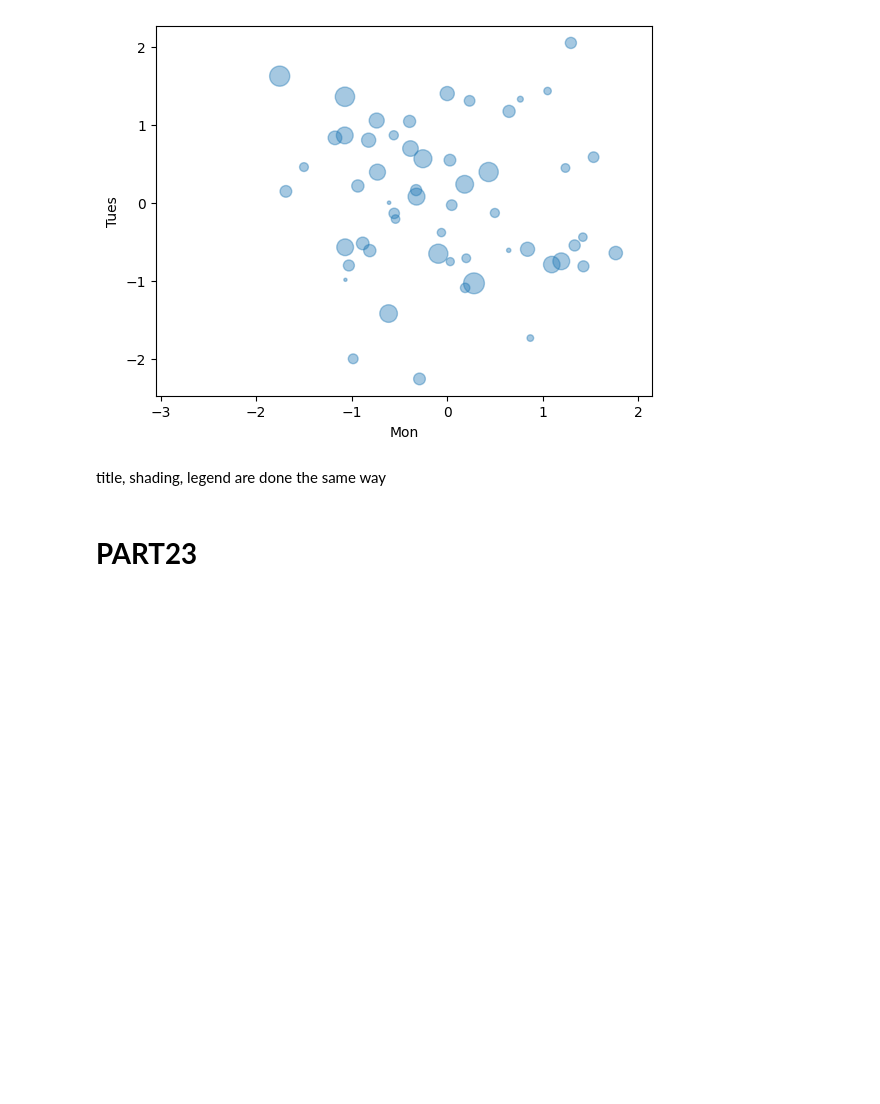
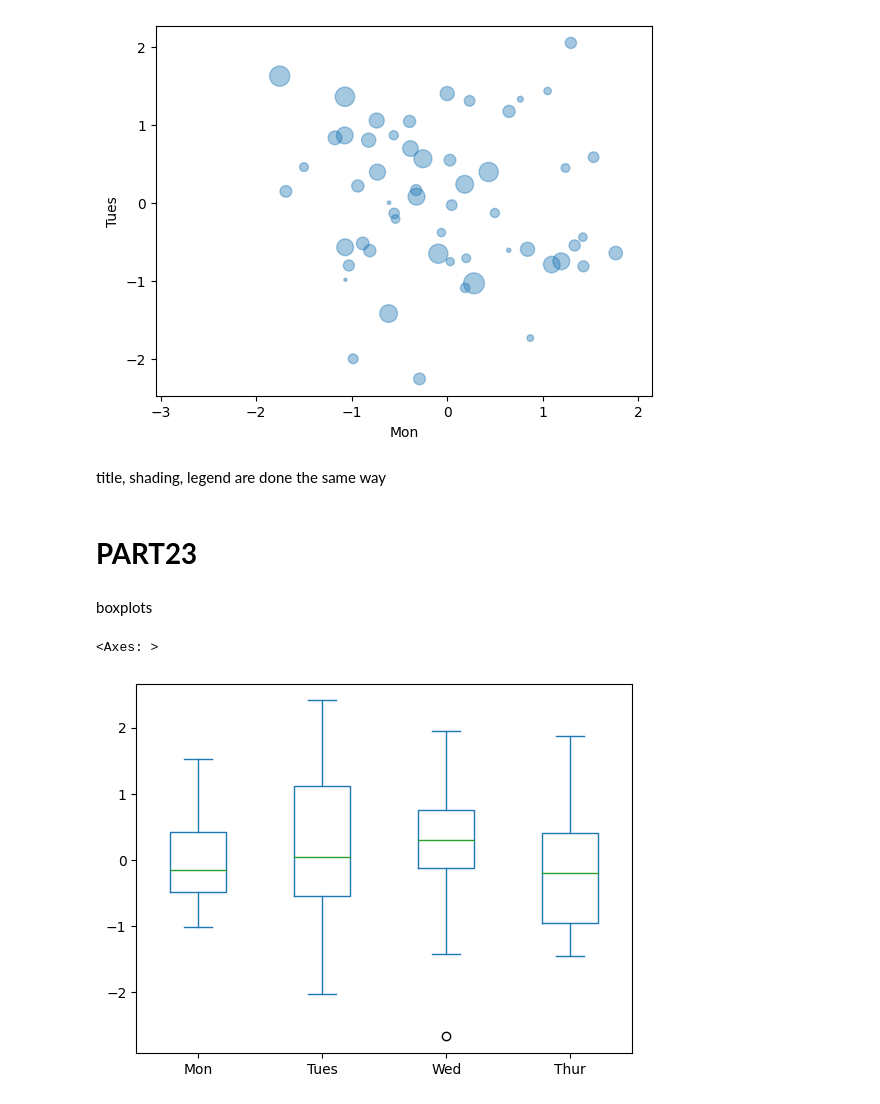
Before and after one commit to ukasz21/learning, a Jupyter notebook: pandas_tutorials/pandas_codemy_pt2_28.ipynb, the cells around one changed output. Cells and saved outputs as stored; diff of their text form; code cells hidden in the pictures; blank space fills up the shorter version.

```diff
--- a/pandas_tutorials/pandas_codemy_pt2_28.ipynb
+++ b/pandas_tutorials/pandas_codemy_pt2_28.ipynb
@@ -1739,3 +1755,10 @@ df4.plot(kind='scatter', x='Mon', y='Tues', s=df4['Wed']*100, cmap='PuBu', alpha
 title, shading, legend are done the same way
 # %% [markdown]
 # **PART23**
+# %% [markdown]
+boxplots
+# %%
+df4.plot(kind='box')
+# %% [output]
+<Axes: >
+[figure, added]
```
Also changed, not shown: parts of 73 cells of this notebook.
